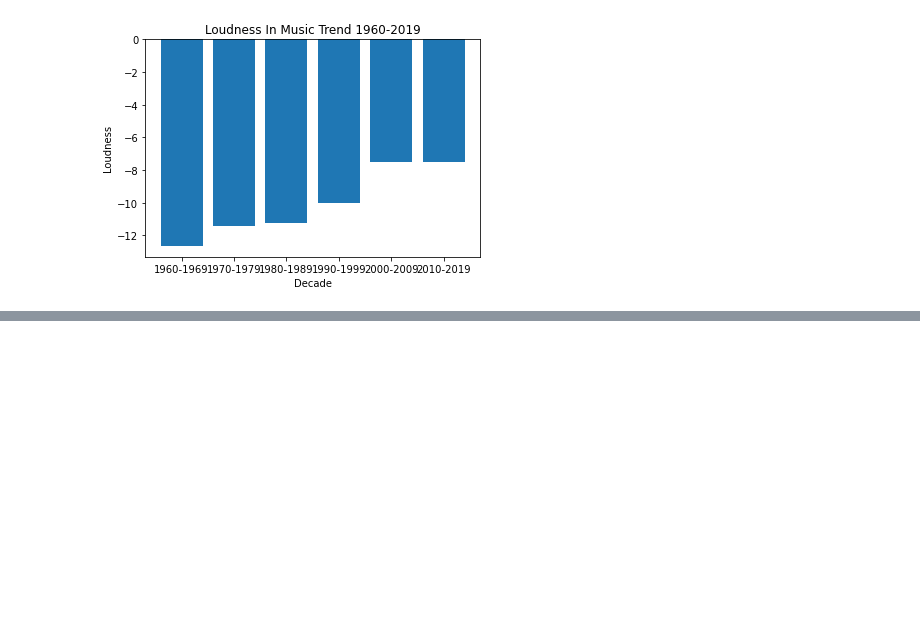
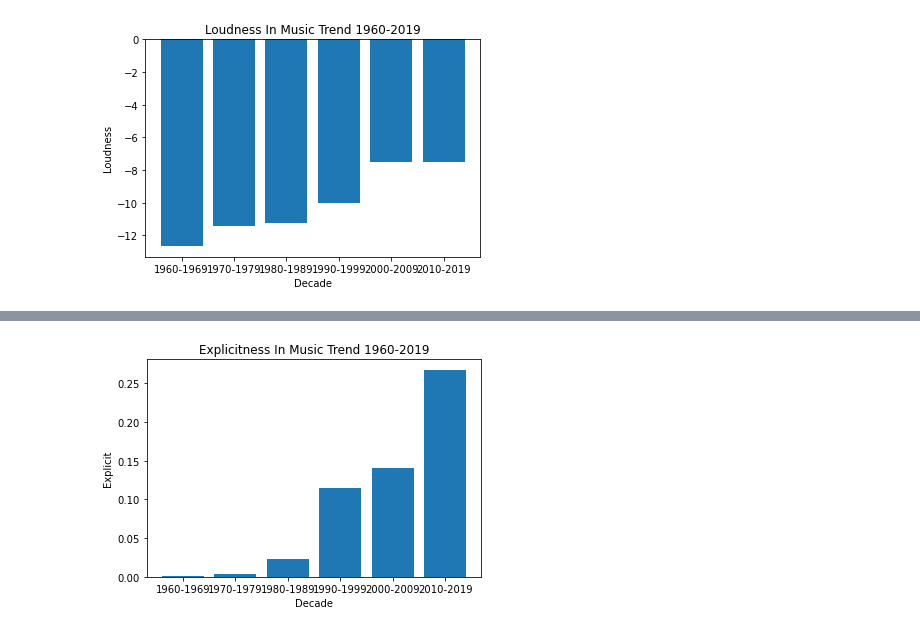
Before and after one commit to CameronSunyich/Group_Final_Project, a Jupyter notebook: Trends Graphs by Decades.ipynb, the cells around one changed output, grey strips where cells are left out. Cells and saved outputs as stored; diff of their text form; code cells hidden in the pictures; blank space fills up the shorter version.

```diff
--- a/Trends Graphs by Decades.ipynb
+++ b/Trends Graphs by Decades.ipynb
@@ -54,3 +68,10 @@ twentyone_loudness = twentyone_df['loudness'].mean()
+# %%
+sixty_explicit = sixty_df['explicit'].mean()
+seventy_explicit = seventy_df['explicit'].mean()
+eighty_explicit = eighty_df['explicit'].mean()
+ninety_explicit = ninety_df['explicit'].mean()
+twenty_explicit = twenty_df['explicit'].mean()
+twentyone_explicit = twentyone_df['explicit'].mean()
 # %%
 
 x_axis =['1960-1969', '1970-1979', '1980-1989', '1990-1999', '2000-2009', '2010-2019']
@@ -84,0 +126,10 @@ plt.show()
+# %%
+x_axis =['1960-1969', '1970-1979', '1980-1989', '1990-1999', '2000-2009', '2010-2019']
+y_axis =[sixty_explicit, seventy_explicit, eighty_explicit, ninety_explicit, twenty_explicit, twentyone_explicit]
+plt.bar(x_axis, y_axis)
+plt.xlabel('Decade')
+plt.ylabel('Explicit')
+plt.title('Explicitness In Music Trend 1960-2019')
+plt.show()
+# %% [output]
+[figure, added]
```
Also changed, not shown: parts of 4 cells of this notebook.
